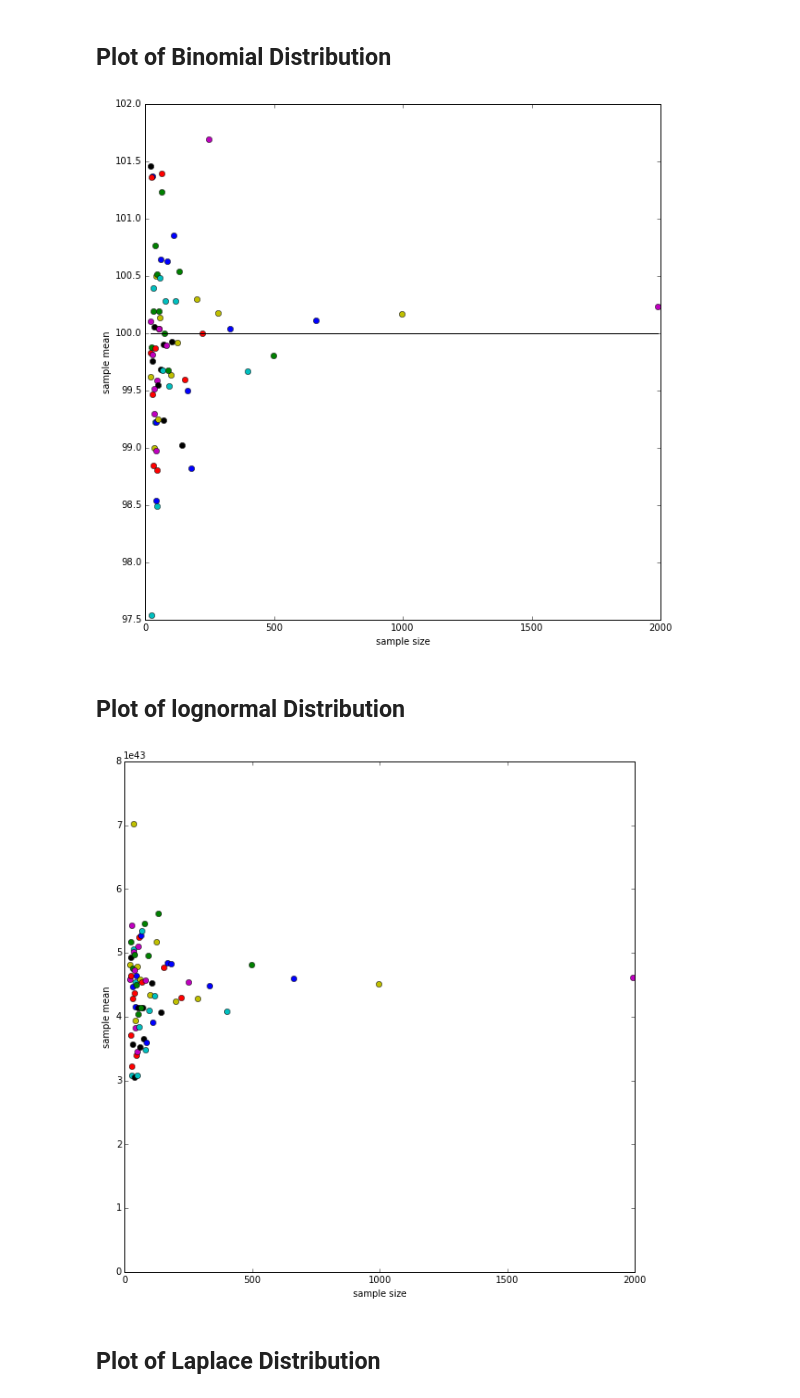
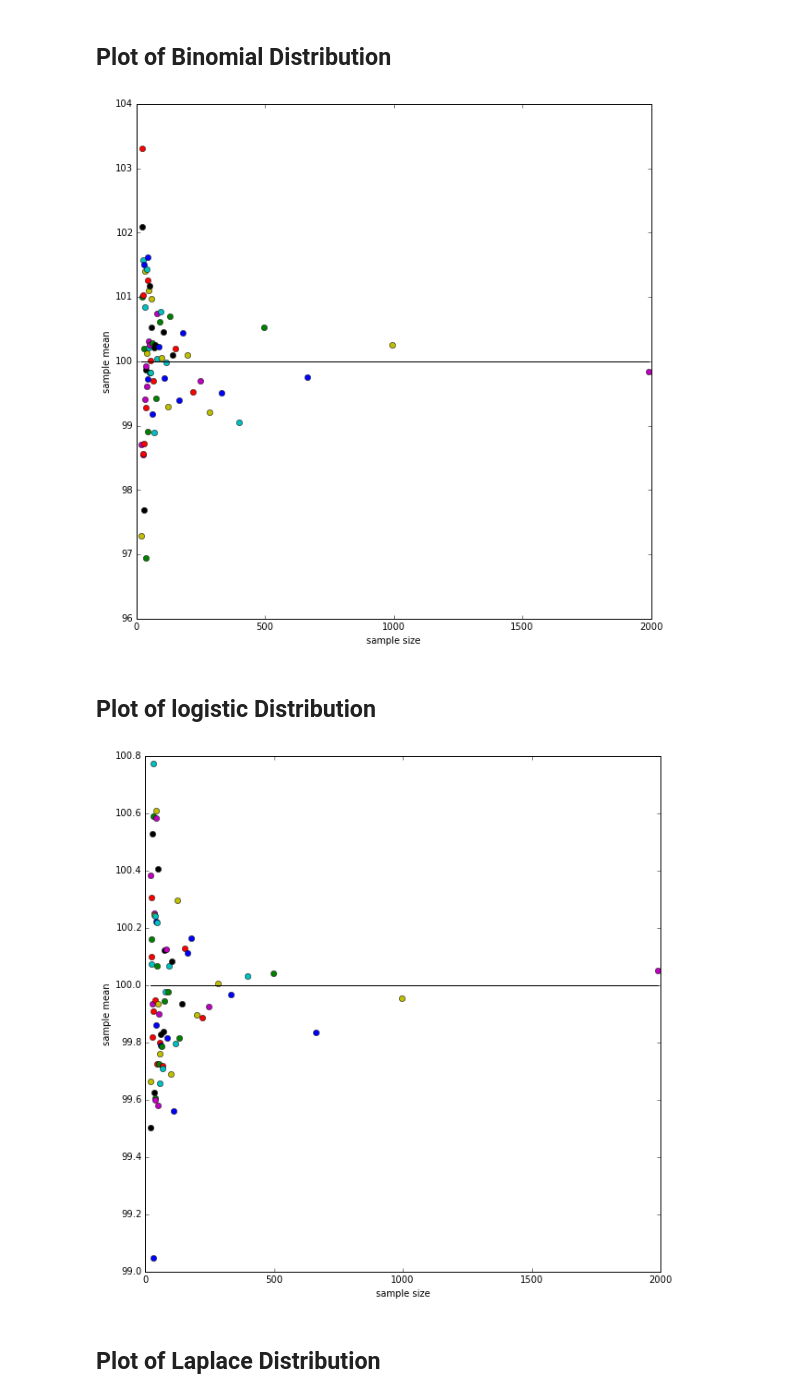
Before and after one commit to Sachinve/PUI2015_sverma, a Jupyter notebook: HW3/HW3_Assignment1_sv1379.ipynb, the cells around one changed output. Cells and saved outputs as stored; diff of their text form; code cells hidden in the pictures.

```diff
--- a/HW3/HW3_Assignment1_sv1379.ipynb
+++ b/HW3/HW3_Assignment1_sv1379.ipynb
@@ -40,6 +40,7 @@ fig_mu_N = pl.figure(figsize=(10,10))
 axchisq_mu_n = fig_mu_N.add_subplot(111)
 for nn in md['chisq'].iterkeys():
     means['chisq'][nn] = md['chisq'][nn].mean()
+    all_means.append(means['chisq'][nn])
     #and plot it
     axchisq_mu_n.plot(nn, means['chisq'][nn], 'o')
     axchisq_mu_n.set_xlabel('sample size')
@@ -61,6 +62,7 @@ fig_mu_N = pl.figure(figsize=(10,10))
 ax_pois_mu_n = fig_mu_N.add_subplot(111)
 for nn in md['pois'].iterkeys():
     means['pois'][nn] = md['pois'][nn].mean()
+    all_means.append(means['pois'][nn])
     #and plot it
     ax_pois_mu_n.plot(nn, means['pois'][nn], 'o')
     ax_pois_mu_n.set_xlabel('sample size')
@@ -83,6 +85,7 @@ fig_mu_N = pl.figure(figsize=(10,10))
 ax_gaus_mu_n = fig_mu_N.add_subplot(111)
 for nn in md['gaus'].iterkeys():
     means['gaus'][nn] = md['gaus'][nn].mean()
+    all_means.append(means['gaus'][nn])
     #and plot it
     ax_gaus_mu_n.plot(nn, means['gaus'][nn], 'o')
     ax_gaus_mu_n.set_xlabel('sample size')
@@ -106,35 +109,37 @@ fig_mu_N = pl.figure(figsize=(10,10))
 ax_binomial_mu_n = fig_mu_N.add_subplot(111)
 for nn in md['binomial'].iterkeys():
     means['binomial'][nn] = md['binomial'][nn].mean()
+    all_means.append(means['binomial'][nn])
     #and plot it
     ax_binomial_mu_n.plot(nn, means['binomial'][nn], 'o')
     ax_binomial_mu_n.set_xlabel('sample size')
     ax_binomial_mu_n.set_ylabel('sample mean')
     ax_binomial_mu_n.plot([min(sample_sizes), max(sample_sizes)],[sample_mean,sample_mean], 'k')
 # %% [output]
-[figure, old version]
+[figure, new version]
 # %% [markdown]
-## Plot of lognormal Distribution
+## Plot of logistic Distribution
 # %%
-mean_lnorm = sample_mean
+mean_logistic = sample_mean
 lsigma = 1
-md['lnorm']={}
+md['logistic']={}
 
 for n in sample_sizes:
-    md['lnorm'][n] = np.random.lognormal(mean_lnorm, lsigma, size=n)
+    md['logistic'][n] = np.random.logistic(mean_logistic, lsigma, size=n)
 
-means['lnorm'] = {}
+means['logistic'] = {}
 fig_mu_N = pl.figure(figsize=(10,10))
-ax_lnorm_mu_n = fig_mu_N.add_subplot(111)
-for nn in md['lnorm'].iterkeys():
-    means['lnorm'][nn] = md['lnorm'][nn].mean()
+ax_logistic_mu_n = fig_mu_N.add_subplot(111)
+for nn in md['logistic'].iterkeys():
+    means['logistic'][nn] = md['logistic'][nn].mean()
+    all_means.append(means['logistic'][nn])
     #and plot it
-    ax_lnorm_mu_n.plot(nn, means['lnorm'][nn], 'o')
-    ax_lnorm_mu_n.set_xlabel('sample size')
-    ax_lnorm_mu_n.set_ylabel('sample mean')
-    ax_lnorm_mu_n.plot([min(sample_sizes), max(sample_sizes)],[sample_mean,sample_mean], 'k')
+    ax_logistic_mu_n.plot(nn, means['logistic'][nn], 'o')
+    ax_logistic_mu_n.set_xlabel('sample size')
+    ax_logistic_mu_n.set_ylabel('sample mean')
+    ax_logistic_mu_n.plot([min(sample_sizes), max(sample_sizes)],[sample_mean,sample_mean], 'k')
 # %% [output]
-[figure, old version]
+[figure, new version]
 # %% [markdown]
 ## Plot of Laplace Distribution
 # %%
```
Also changed, not shown: parts of 6 cells of this notebook.
